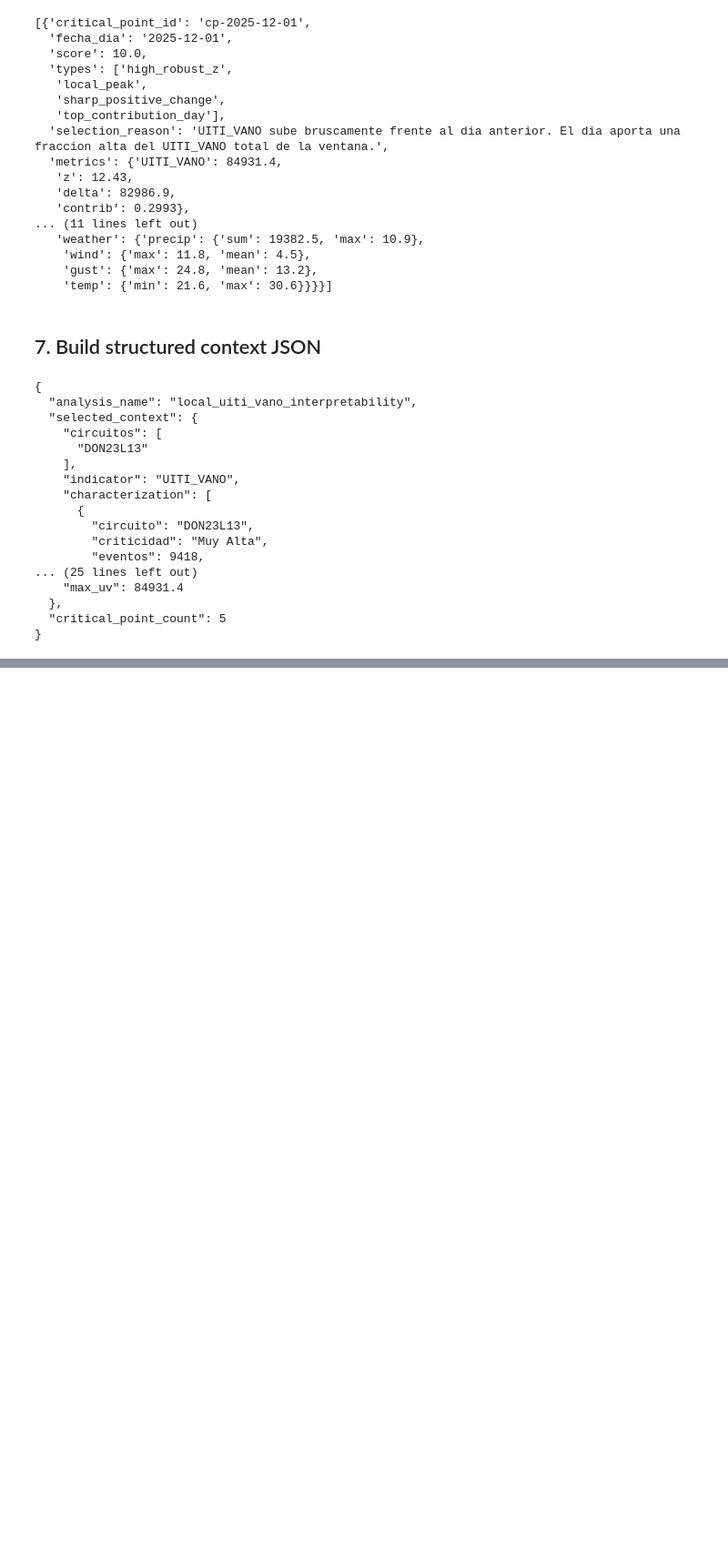
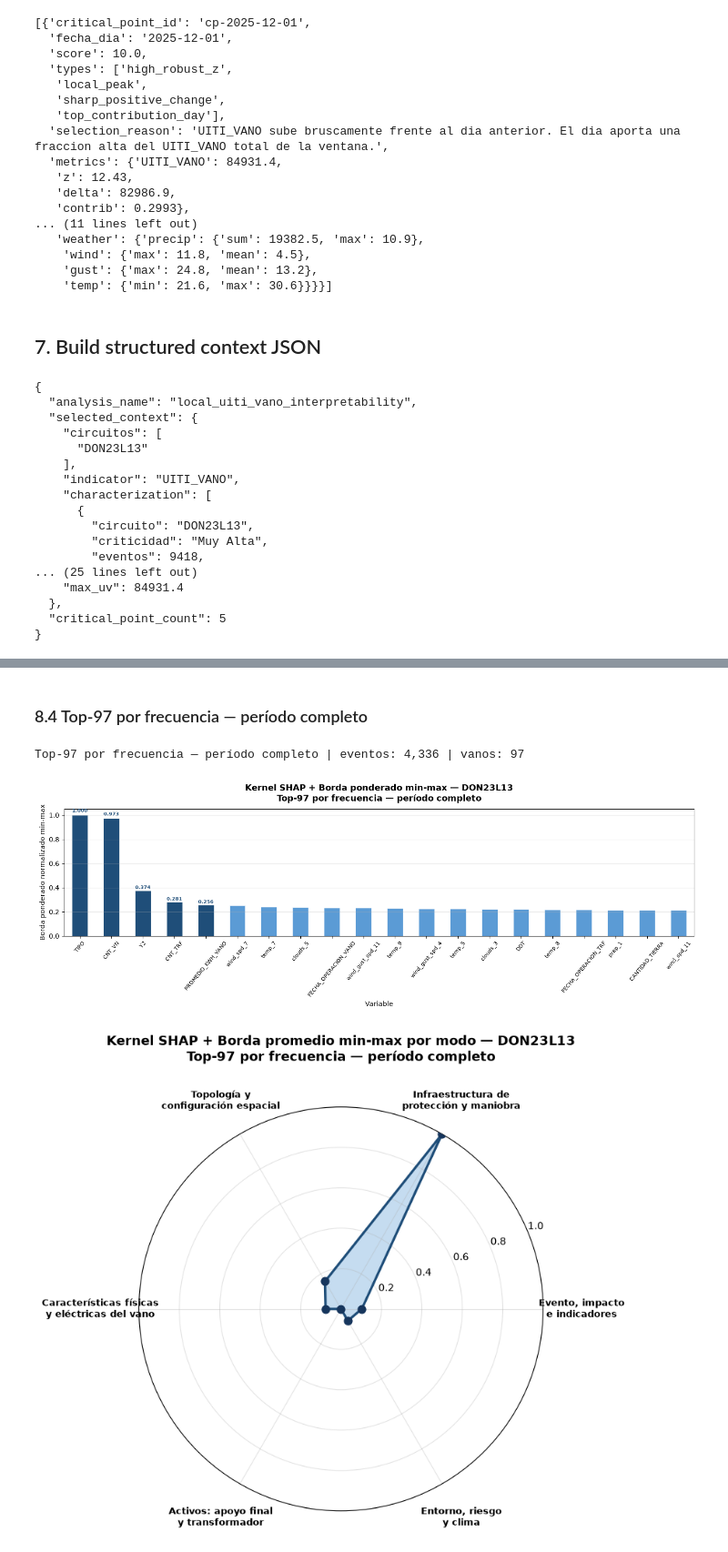
Before and after one commit to amalvarezme/chec-local-uiti-vano-interpreter, a Jupyter notebook: notebooks/02_local_uiti_vano_interpretability_v3.ipynb, the cells around one changed output, grey strips where cells are left out. Shown at 91% size. Cells and saved outputs as stored; diff of their text form; code cells hidden in the pictures; blank space fills up the shorter version.

```diff
--- a/notebooks/02_local_uiti_vano_interpretability_v3.ipynb
+++ b/notebooks/02_local_uiti_vano_interpretability_v3.ipynb
@@ -324,0 +539,35 @@ print(json.dumps({
+# %% [markdown]
+### 8.4 Top-97 por frecuencia — período completo
+# %%
+tabla_top_frecuencia = (
+    tabla_periodo_tb
+    .sort_values(["N_APARICIONES", "UITI_VANO_PROM"], ascending=[False, False], kind="stable")
+    .head(n_top)
+    .reset_index(drop=True)
+)
+ids_top_frecuencia  = tabla_top_frecuencia["FID_VANO"].tolist()
+base_top_frecuencia = base_tb[base_tb["FID_VANO"].isin(ids_top_frecuencia)].copy()
+
+resultado_top_frecuencia = graficar_barras_y_radar(
+    base_top_frecuencia,
+    f"Top-{n_top} por frecuencia — período completo",
+    circuito=CIRCUITO_INTERES,
+    features=features,
+    modos=MODOS,
+    shap_extractor=shap_extractor,
+    top_k=TOP_K_VARS,
+)
+resultado_top_frecuencia["contexto"] = construir_contexto_escenario_tabnet(
+    nombre=f"Top-{n_top} por frecuencia — período completo",
+    criterio="ordenar por N_APARICIONES descendente y usar UITI_VANO_PROM como desempate",
+    resultado=resultado_top_frecuencia,
+    tabla_top=tabla_top_frecuencia,
+    modos=MODOS,
+    top_k=TOP_K_VARS,
+    ventana_climatica_horas=VENTANA_CLIMATICA_HORAS,
+)
+tabnet_results["top_frecuencia_periodo"] = resultado_top_frecuencia
+# %% [output]
+Top-97 por frecuencia — período completo | eventos: 4,336 | vanos: 97
+[figure, added]
+[figure, added]
```
Also changed, not shown: parts of 31 cells of this notebook, 35 other files.
